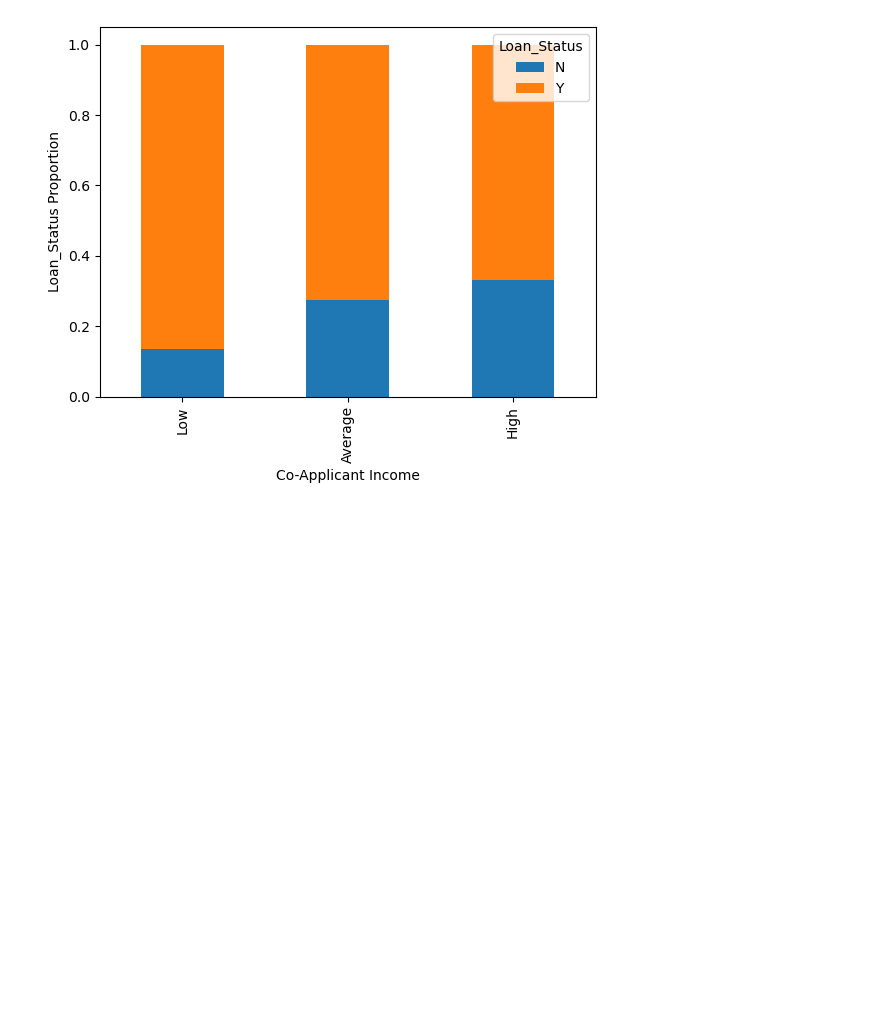
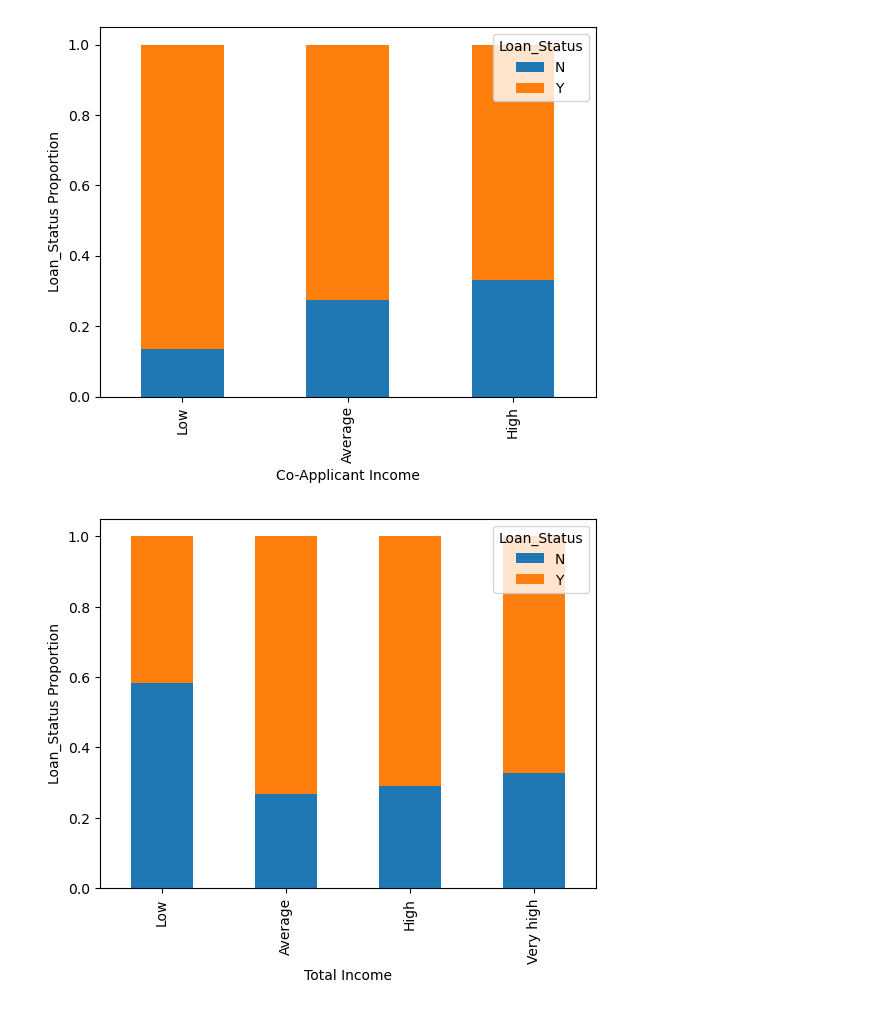
Before and after one commit to SaiSaketh-dev/Python_data_project, a Jupyter notebook: 4_loan_prediction_project/Loan_prediction.ipynb, the cells around one changed output. Saved outputs shown, nothing was run; the diff lists cells and outputs as text; code cells hidden in the pictures; blank space fills up the shorter version.

```diff
--- a/4_loan_prediction_project/Loan_prediction.ipynb
+++ b/4_loan_prediction_project/Loan_prediction.ipynb
@@ -340,3 +340,19 @@ plt.show()
 # so the co-applicant income for such applicants is 0 and hence the loan approval is not dependent on it.
 # So we can make a new variable in which we will combine the applicant’s and co applicants’ income
 # to visualize the combined effect of income on loan approval.
+# %%
+train['Total_Income'] = train['ApplicantIncome'] + train['CoapplicantIncome']
+
+bins=[0,2500,4000,6000,81000]
+group=['Low','Average','High', 'Very high']
+
+train['Total_Income_bin'] = pd.cut(train['Total_Income'],bins = bins,labels = group)
+
+
+Total_Income_bin = pd.crosstab(train['Total_Income_bin'],train['Loan_Status'])
+
+Total_Income_bin.div(Total_Income_bin.sum(1).astype(float), axis=0).plot.bar(stacked=True).set_ylabel("Loan_Status Proportion")
+plt.xlabel('Total Income')
+plt.show()
+# %% [output]
+[figure, added]
```
Also changed, not shown: parts of 7 cells of this notebook.
